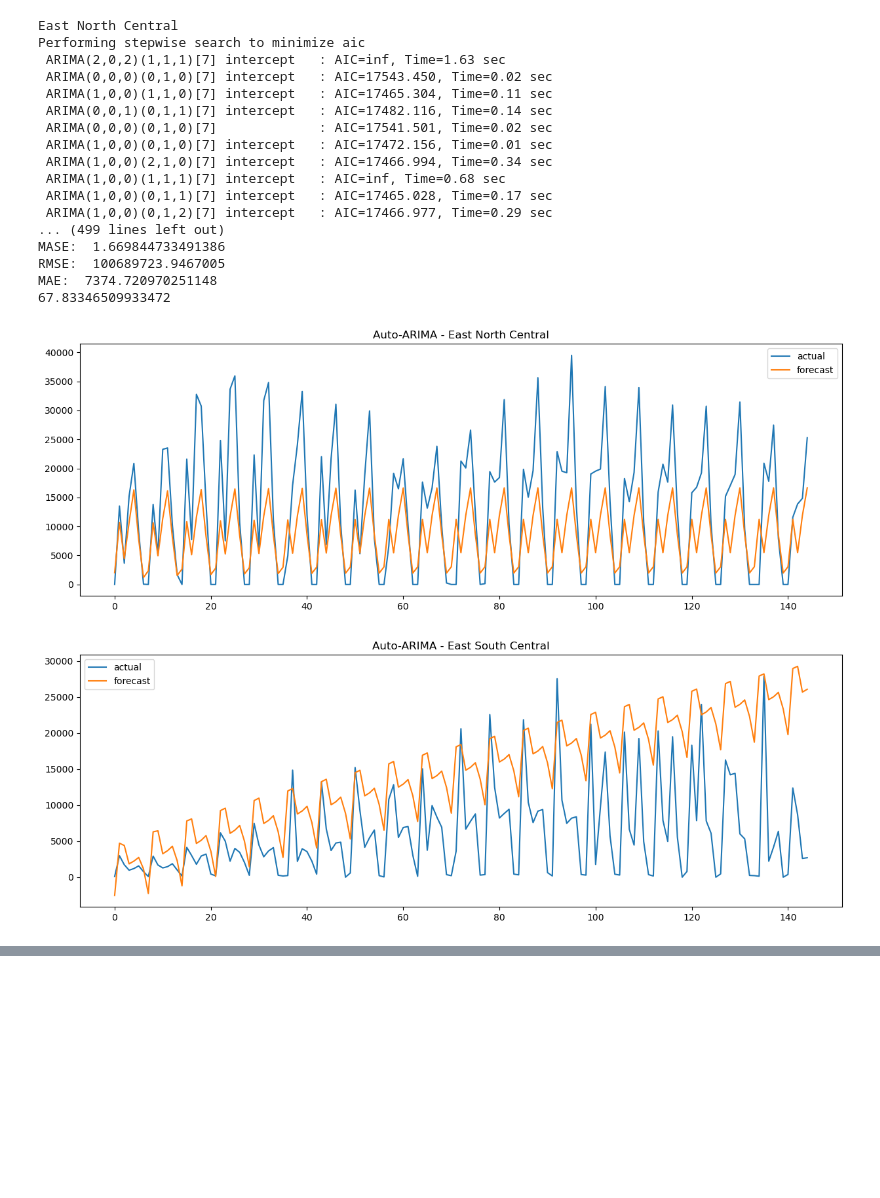
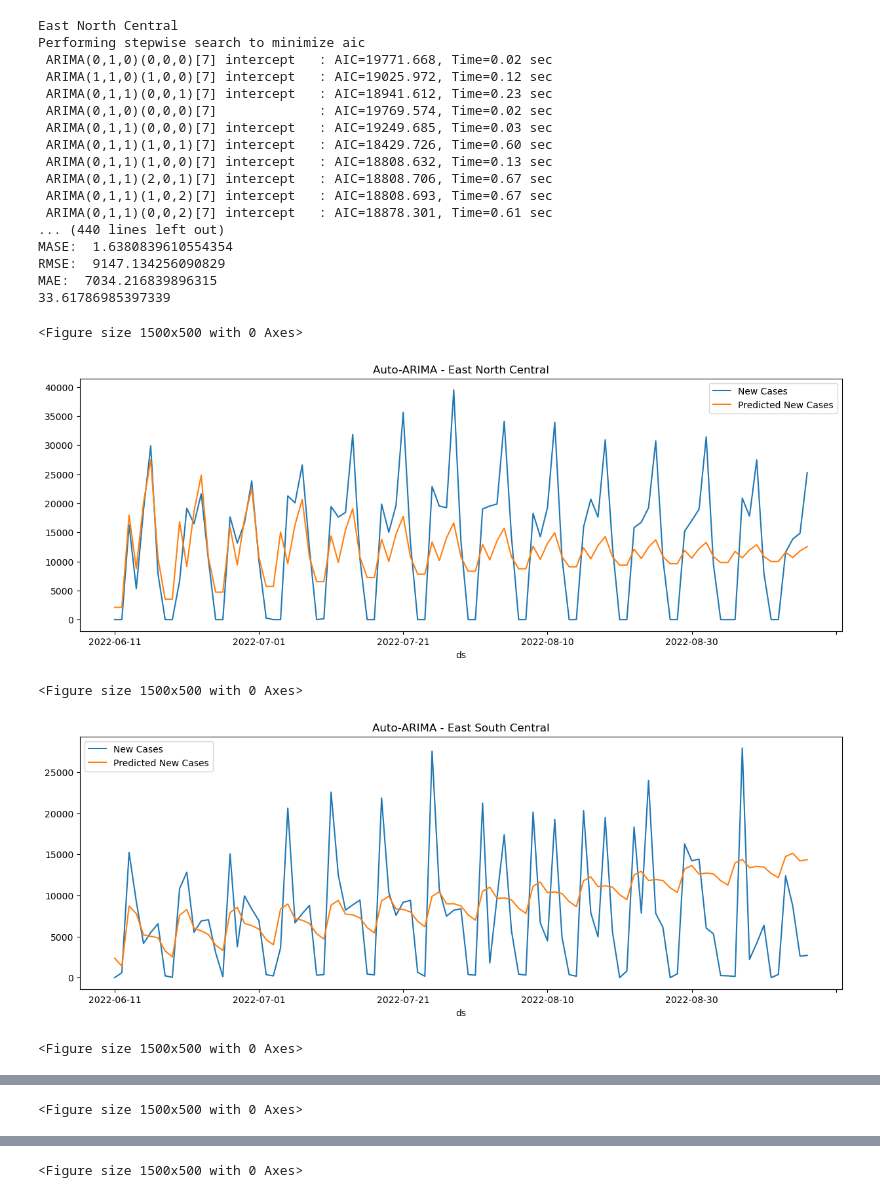
Before and after one commit to benmagevney/Stat390-Project, a Jupyter notebook: model_building_ryan/auto_arima.ipynb, the cells around one changed output, grey strips where cells are left out. Cells and saved outputs as stored; diff of their text form; code cells hidden in the pictures; blank space fills up the shorter version.

Commit message:
final push - updating and cleaning model building files

```diff
--- a/model_building_ryan/auto_arima.ipynb
+++ b/model_building_ryan/auto_arima.ipynb
@@ -32,54 +32,57 @@ def smape(actual,forecast):
 # %%
 params = []
 smapes = []
 mases = []
 for data1 in [enc, esc, midatl, mount, ne, pac, satl, wnc, wsc]:
+# for data1 in [enc]:
     start = time.time()
     print(data1.region.unique()[0])
     data = data1[['date', 'new_confirmed']].rename(columns = {'date': 'ds', 'new_confirmed': 'y'})
-    size = round(data.shape[0]*0.15)
+    size = round(data.shape[0]*0.1)
     train = data.iloc[:-size]
     test = data.iloc[-size:].reset_index().drop(columns = 'index')
-    model = auto_arima(train.y, start_p = 2, max_p = 10,
-                       start_d = 2, max_d = 10, start_q = 2, max_q = 10,
-                       start_P=1, start_Q=1,
-                       max_P=2, D=1, max_Q=2, m = 7,
+    model = auto_arima(train.y, start_p = 0, max_p = 10,
+                       start_d = 0, max_d = 2, start_q = 0, max_q = 10,
+                       start_P=0, start_Q=0,
+                       max_P=10, D=0, max_D = 2, max_Q=10, m = 7,
                        seasonal = True, stepwise = True, trace=True,
-                       error_action='ignore', suppress_warnings=True)
+                       error_action='ignore', suppress_warnings=True,
+                       out_of_sample_size = size)
     print(model.aic())
     train_pred=model.fittedvalues()
     test_pred=model.predict(n_periods=len(test))
     # pd.concat([(pd.concat([train, train_pred], axis = 1)).rename(columns = {"ds": 'date', "y": "actual", 0: "forecast"}),
     #        (pd.concat([test, test_pred.reset_index().drop(columns = 'index')], axis = 1)).rename(columns = {"ds": 'date', "y": "actual", 0: "forecast"})]
     #        ,axis = 0).reset_index().drop(columns = 'index').plot(figsize = (15,5))
-    df = pd.concat([test, test_pred.reset_index().drop(columns = 'index')], axis = 1).rename(columns = {0:'forecast'})
+    df = pd.concat([test, pd.DataFrame({'forecast': test_pred})], axis = 1)
     plt.figure(figsize = (15,5))
-    plt.plot(df.y)
-    plt.plot(df.forecast)
-    plt.legend(['actual', 'forecast'])
+    pd.DataFrame({'New Cases': df.y, 'Predicted New Cases': df.forecast}).set_index(df.ds).plot(figsize = (15,5))
     plt.title('Auto-ARIMA - ' + data1.region.unique()[0])
     print(data1.region.unique()[0])
     print('MASE: ', mean_absolute_scaled_error(df.y, df.forecast, y_train = train.y))
-    print('RMSE: ', mean_squared_error(df.y, df.forecast, squared = False))
+    print('RMSE: ', np.sqrt(mean_squared_error(df.y, df.forecast, squared = False)))
     print('MAE: ', mean_absolute_error(df.y, df.forecast))
     print(time.time() - start)
 # %% [output]
 East North Central
 Performing stepwise search to minimize aic
- ARIMA(2,0,2)(1,1,1)[7] intercept   : AIC=inf, Time=1.63 sec
- ARIMA(0,0,0)(0,1,0)[7] intercept   : AIC=17543.450, Time=0.02 sec
- ARIMA(1,0,0)(1,1,0)[7] intercept   : AIC=17465.304, Time=0.11 sec
- ARIMA(0,0,1)(0,1,1)[7] intercept   : AIC=17482.116, Time=0.14 sec
- ARIMA(0,0,0)(0,1,0)[7]             : AIC=17541.501, Time=0.02 sec
- ARIMA(1,0,0)(0,1,0)[7] intercept   : AIC=17472.156, Time=0.01 sec
- ARIMA(1,0,0)(2,1,0)[7] intercept   : AIC=17466.994, Time=0.34 sec
- ARIMA(1,0,0)(1,1,1)[7] intercept   : AIC=inf, Time=0.68 sec
- ARIMA(1,0,0)(0,1,1)[7] intercept   : AIC=17465.028, Time=0.17 sec
- ARIMA(1,0,0)(0,1,2)[7] intercept   : AIC=17466.977, Time=0.29 sec
-... (499 lines left out)
-MASE:  1.669844733491386
-RMSE:  100689723.9467005
-MAE:  7374.720970251148
-67.83346509933472
+ ARIMA(0,1,0)(0,0,0)[7] intercept   : AIC=19771.668, Time=0.02 sec
+ ARIMA(1,1,0)(1,0,0)[7] intercept   : AIC=19025.972, Time=0.12 sec
+ ARIMA(0,1,1)(0,0,1)[7] intercept   : AIC=18941.612, Time=0.23 sec
+ ARIMA(0,1,0)(0,0,0)[7]             : AIC=19769.574, Time=0.02 sec
+ ARIMA(0,1,1)(0,0,0)[7] intercept   : AIC=19249.685, Time=0.03 sec
+ ARIMA(0,1,1)(1,0,1)[7] intercept   : AIC=18429.726, Time=0.60 sec
+ ARIMA(0,1,1)(1,0,0)[7] intercept   : AIC=18808.632, Time=0.13 sec
+ ARIMA(0,1,1)(2,0,1)[7] intercept   : AIC=18808.706, Time=0.67 sec
+ ARIMA(0,1,1)(1,0,2)[7] intercept   : AIC=18808.693, Time=0.67 sec
+ ARIMA(0,1,1)(0,0,2)[7] intercept   : AIC=18878.301, Time=0.61 sec
+... (440 lines left out)
+MASE:  1.6380839610554354
+RMSE:  9147.134256090829
+MAE:  7034.216839896315
+33.61786985397339
+<Figure size 1500x500 with 0 Axes>
-[figure, old version]
+[figure, new version]
+<Figure size 1500x500 with 0 Axes>
-[figure, old version]
+[figure, new version]
+<Figure size 1500x500 with 0 Axes>
@@ -86,0 +90 @@ MAE:  7374.720970251148
+<Figure size 1500x500 with 0 Axes>
@@ -87,0 +92 @@ MAE:  7374.720970251148
+<Figure size 1500x500 with 0 Axes>
```
Also changed, not shown: parts of 4 cells of this notebook, 4 other files.
